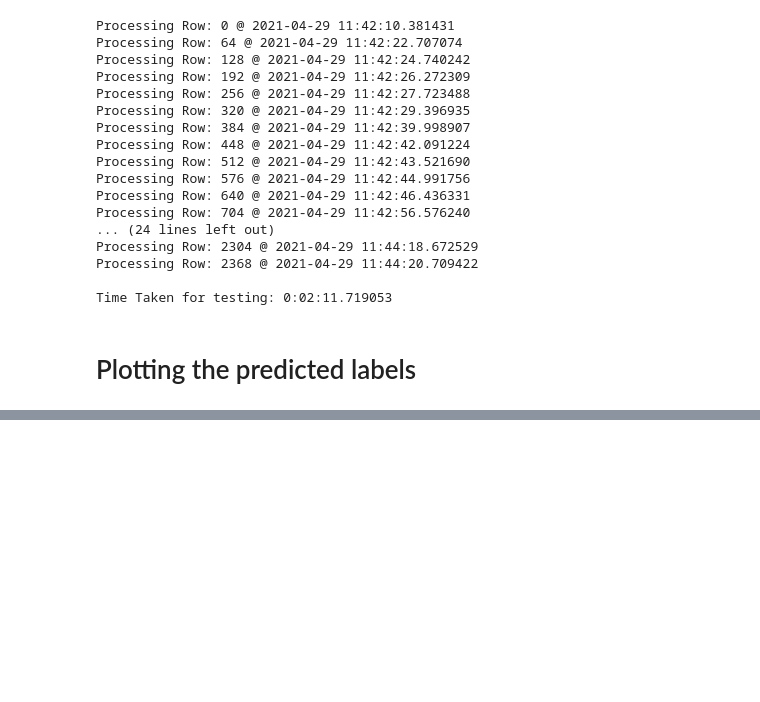
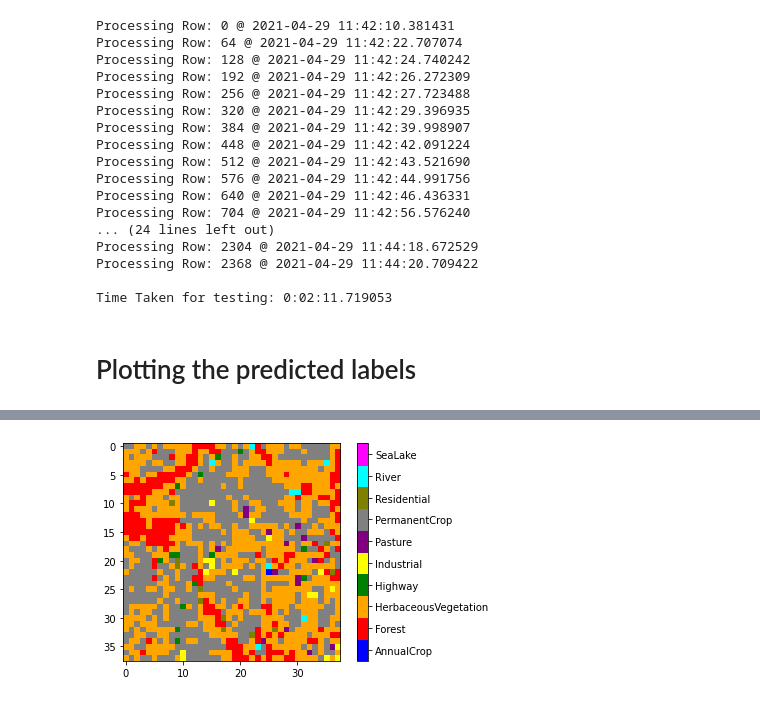
Before and after one commit to CSCCNY/final-project-landandbuildingsatimg-ccny, a Jupyter notebook: notebooks/scratch/03-SM-ResNet50_Validation.ipynb, the cells around one changed output, grey strips where cells are left out. Drawn from its saved outputs; the diff is of its cells as text; code cells hidden in the pictures; blank space fills up the shorter version.

Commit message:
Plotting prediction

```diff
--- a/notebooks/scratch/03-SM-ResNet50_Validation.ipynb
+++ b/notebooks/scratch/03-SM-ResNet50_Validation.ipynb
@@ -231,0 +247,10 @@ def plot_label(mask, labels, col_dict)
+# %%
+labels = np.array(['AnnualCrop', 'Forest', 'HerbaceousVegetation', 'Highway',
+           'Industrial', 'Pasture', 'PermanentCrop',
+           'Residential','River','SeaLake'])
+col_dict = {0: 'blue', 1: 'red', 2: 'orange', 3: 'green',
+           4: 'yellow', 5: 'purple', 6: 'grey',
+           7: 'olive', 8: 'cyan', 9: 'magenta'}
+plot_label(predicted_img, labels,col_dict)
+# %% [output]
+[figure, added]
```
Also changed, not shown: parts of 5 cells of this notebook.
